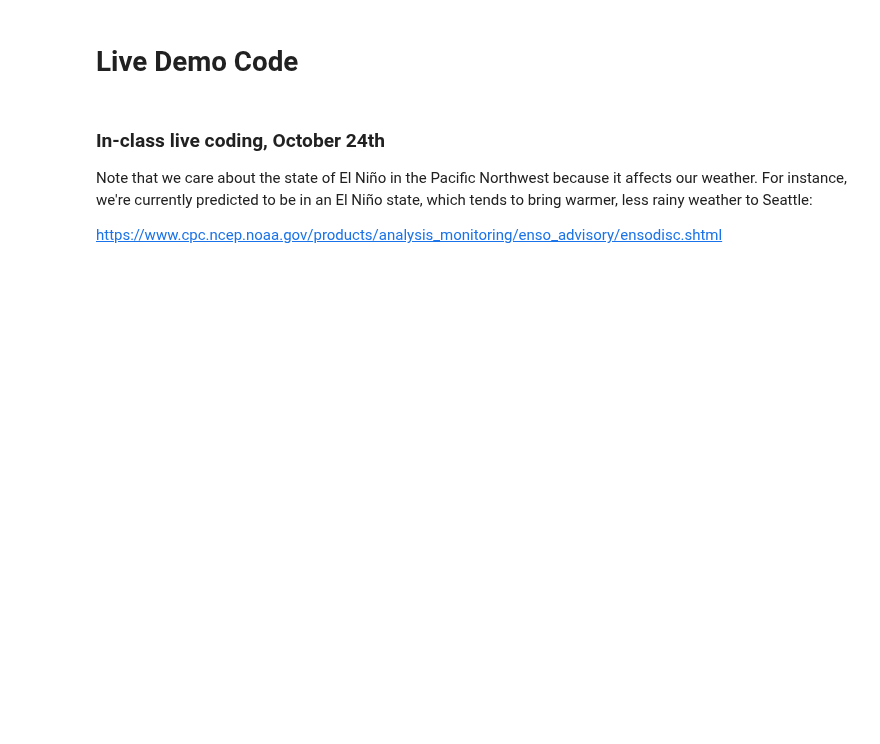
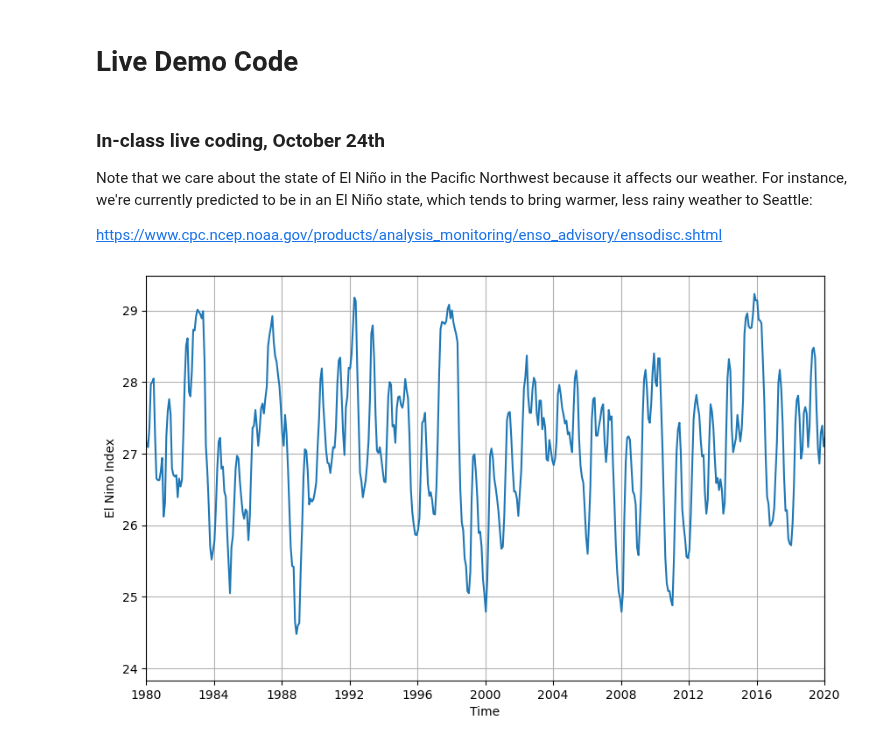
Before and after one commit to OCEAN-215-CLASS/week-5-tuesday-KEY, a Jupyter notebook: Live_coding_demo_notebook_week5.ipynb, the cells around one changed output. Drawn from its saved outputs; the diff is of its cells as text; code cells hidden in the pictures; blank space fills up the shorter version.

```diff
--- a/Live_coding_demo_notebook_week5.ipynb
+++ b/Live_coding_demo_notebook_week5.ipynb
@@ -100,3 +100,15 @@ https://www.cpc.ncep.noaa.gov/products/analysis_monitoring/enso_advisory/ensodis
 # %%
 # Goal: zoom into just a portion of the x-axis (years 1980-2020)
 # color options: https://matplotlib.org/3.3.2/gallery/color/named_colors.html
+fig, axs=plt.subplots(figsize=(10,6))
+x=datetimes
+y=data_1d
+# set range of xaxis
+axs.set_xlim(datetime(1980,1,1), datetime(2020,1,1))
+axs.plot(x,y)
+axs.grid()
+axs.set_xlabel('Time')
+axs.set_ylabel('El Nino Index')
+plt.show()
+# %% [output]
+[figure, added]
```
Also changed, not shown: parts of 6 cells of this notebook.
